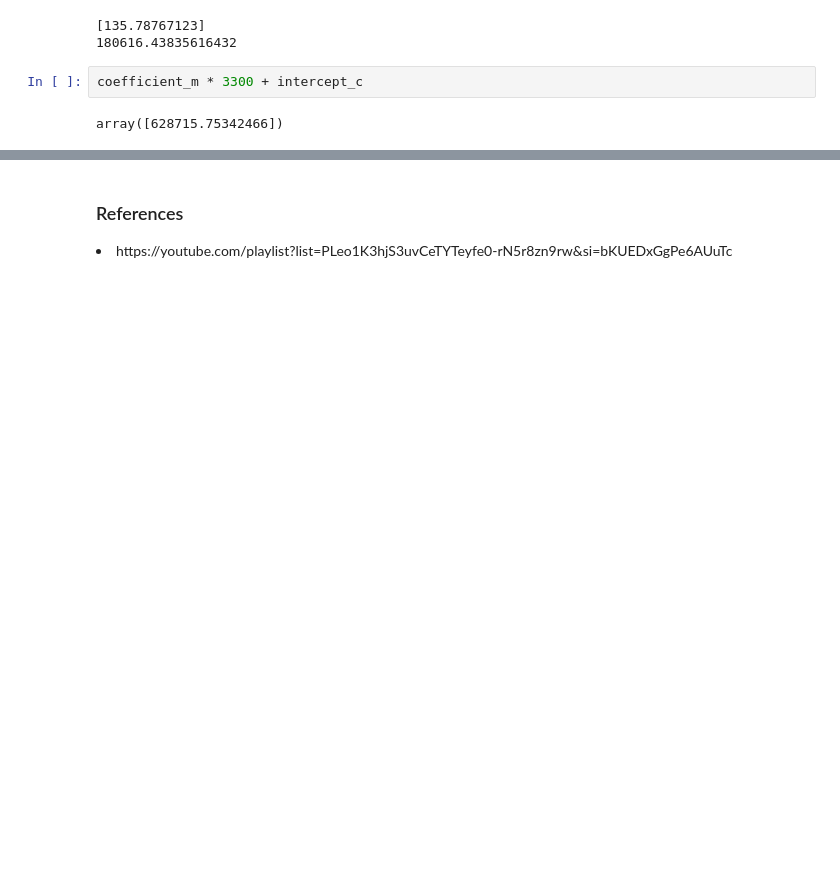
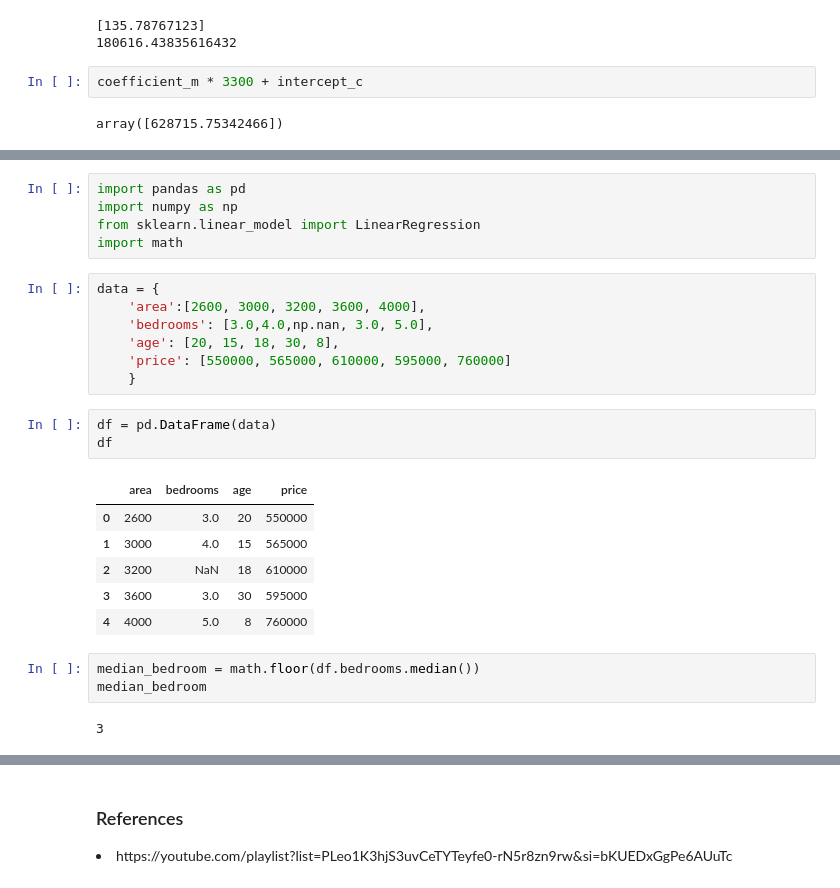
Before and after one commit to prajeeshr/MachineLearning, a Jupyter notebook: Machine Learning Basics/ML 101.ipynb, the cells around one changed output, grey strips where cells are left out. Saved outputs shown, nothing was run; the diff lists cells and outputs as text; blank space fills up the shorter version.

```diff
--- a/Machine Learning Basics/ML 101.ipynb
+++ b/Machine Learning Basics/ML 101.ipynb
@@ -57,0 +77,27 @@ array([628715.75342466])
+# %%
+import pandas as pd
+import numpy as np
+from sklearn.linear_model import LinearRegression
+import math
+# %%
+data = {
+    'area':[2600, 3000, 3200, 3600, 4000],
+    'bedrooms': [3.0,4.0,np.nan, 3.0, 5.0],
+    'age': [20, 15, 18, 30, 8],
+    'price': [550000, 565000, 610000, 595000, 760000]
+    }
+# %%
+df = pd.DataFrame(data)
+df
+# %% [output]
+|  | area | bedrooms | age | price |
+| 0 | 2600 | 3.0 | 20 | 550000 |
+| 1 | 3000 | 4.0 | 15 | 565000 |
+| 2 | 3200 | NaN | 18 | 610000 |
+| 3 | 3600 | 3.0 | 30 | 595000 |
+| 4 | 4000 | 5.0 | 8 | 760000 |
+# %%
+median_bedroom = math.floor(df.bedrooms.median())
+median_bedroom
+# %% [output]
+3
```
Also changed, not shown: parts of 10 cells of this notebook, 1 other file.
